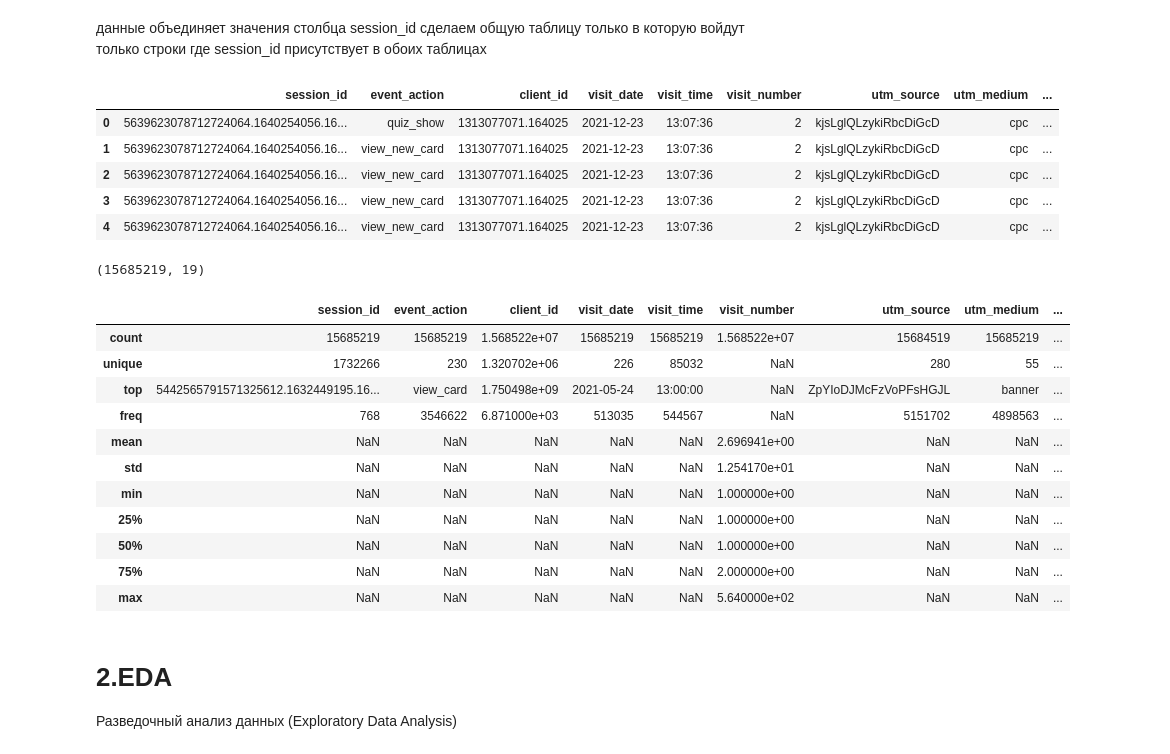
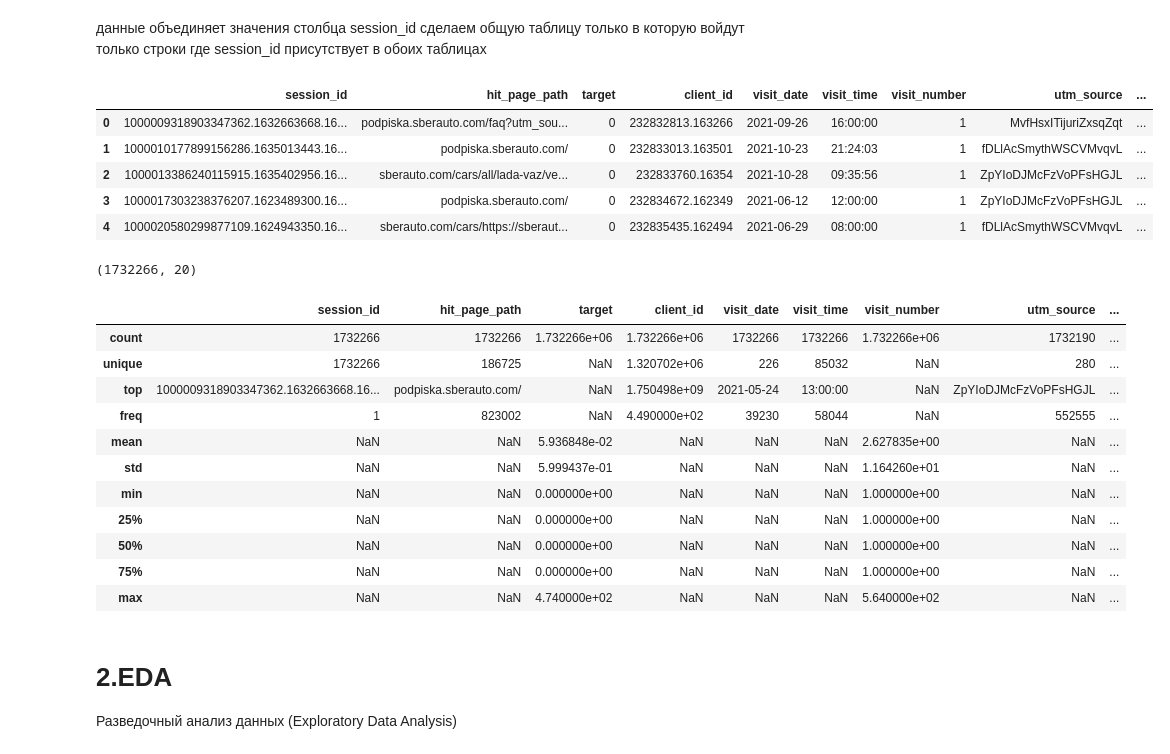
Before and after one commit to proger-n/SberAutopodpiska_analysis, a Jupyter notebook: JupyterNotebooks/final_project_1.ipynb, the cells around one changed output. Cells and saved outputs as stored; diff of their text form; code cells hidden in the pictures.

```diff
--- a/JupyterNotebooks/final_project_1.ipynb
+++ b/JupyterNotebooks/final_project_1.ipynb
@@ -51,6 +58,6 @@ df_hits.head()
 | 3 | 142526202120934167.1640211014.164... | 2021-12-23 | 934292.0 | 46 | event | NaN | sberauto.com/cars?utm_source_init... | quiz | ... |
 | 4 | 3450086108837475701.1640265078.16... | 2021-12-23 | 768741.0 | 79 | event | NaN | sberauto.com/cars/all/mercedes-be... | quiz | ... |
 # %%
-df_hits = df_hits[['session_id', 'event_action']]
-df_hits.head()
+df_hits_usable = df_hits[['session_id', 'event_action', 'hit_page_path']]
+df_hits_usable.head()
 # %% [output]
@@ -62,0 +70,5 @@ df_hits.head()
+# %%
+df_hits_usable['target'] = df_hits_usable.event_action.isin(['sub_car_claim_click', 'sub_car_claim_submit_click',
+'sub_open_dialog_click', 'sub_custom_question_submit_click',
+'sub_call_number_click', 'sub_callback_submit_click', 'sub_submit_success',
+'sub_car_request_submit_click'])
@@ -63,3 +81,9 @@ df_hits.head()
+# %%
+df_hits_usable = pd.pivot_table(df_hits_usable,
+               index=["session_id"],
+               values=["target", "hit_page_path"],
+               aggfunc={"target": sum, "hit_page_path": 'first'}
+               ).reset_index()
 # %%
 # df_sessions = pd.read_csv('https://drive.google.com/uc?export=download&confirm=no_antivirus&id=1GaQnAgzshXMl0WwKHI11e2dBjMjoTlfU')
 df_sessions = pd.read_csv('ga_sessions.csv')
@@ -89,34 +113,34 @@ print(df_hits.session_id.nunique())
 данные объединяет значения столбца session_id
 сделаем общую таблицу только в которую войдут только строки где session_id присутствует в обоих таблицах
 # %%
-df_united = pd.merge(df_hits, df_sessions)
+df_united = pd.merge(df_hits_usable, df_sessions)
 df_united.head()
 # %% [output]
-|  | session_id | event_action | client_id | visit_date | visit_time | visit_number | utm_source | utm_medium | ... |
-| 0 | 5639623078712724064.1640254056.16... | quiz_show | 1313077071.164025 | 2021-12-23 | 13:07:36 | 2 | kjsLglQLzykiRbcDiGcD | cpc | ... |
-| 1 | 5639623078712724064.1640254056.16... | view_new_card | 1313077071.164025 | 2021-12-23 | 13:07:36 | 2 | kjsLglQLzykiRbcDiGcD | cpc | ... |
-| 2 | 5639623078712724064.1640254056.16... | view_new_card | 1313077071.164025 | 2021-12-23 | 13:07:36 | 2 | kjsLglQLzykiRbcDiGcD | cpc | ... |
-| 3 | 5639623078712724064.1640254056.16... | view_new_card | 1313077071.164025 | 2021-12-23 | 13:07:36 | 2 | kjsLglQLzykiRbcDiGcD | cpc | ... |
-| 4 | 5639623078712724064.1640254056.16... | view_new_card | 1313077071.164025 | 2021-12-23 | 13:07:36 | 2 | kjsLglQLzykiRbcDiGcD | cpc | ... |
+|  | session_id | hit_page_path | target | client_id | visit_date | visit_time | visit_number | utm_source | ... |
+| 0 | 1000009318903347362.1632663668.16... | podpiska.sberauto.com/faq?utm_sou... | 0 | 232832813.163266 | 2021-09-26 | 16:00:00 | 1 | MvfHsxITijuriZxsqZqt | ... |
+| 1 | 1000010177899156286.1635013443.16... | podpiska.sberauto.com/ | 0 | 232833013.163501 | 2021-10-23 | 21:24:03 | 1 | fDLlAcSmythWSCVMvqvL | ... |
+| 2 | 1000013386240115915.1635402956.16... | sberauto.com/cars/all/lada-vaz/ve... | 0 | 232833760.16354 | 2021-10-28 | 09:35:56 | 1 | ZpYIoDJMcFzVoPFsHGJL | ... |
+| 3 | 1000017303238376207.1623489300.16... | podpiska.sberauto.com/ | 0 | 232834672.162349 | 2021-06-12 | 12:00:00 | 1 | ZpYIoDJMcFzVoPFsHGJL | ... |
+| 4 | 1000020580299877109.1624943350.16... | sberauto.com/cars/https://sberaut... | 0 | 232835435.162494 | 2021-06-29 | 08:00:00 | 1 | fDLlAcSmythWSCVMvqvL | ... |
 # %%
 df_united.shape
 # %% [output]
-(15685219, 19)
+(1732266, 20)
 # %%
 df_united.describe(include='all')
 # %% [output]
-|  | session_id | event_action | client_id | visit_date | visit_time | visit_number | utm_source | utm_medium | ... |
-| count | 15685219 | 15685219 | 1.568522e+07 | 15685219 | 15685219 | 1.568522e+07 | 15684519 | 15685219 | ... |
-| unique | 1732266 | 230 | 1.320702e+06 | 226 | 85032 | NaN | 280 | 55 | ... |
-| top | 5442565791571325612.1632449195.16... | view_card | 1.750498e+09 | 2021-05-24 | 13:00:00 | NaN | ZpYIoDJMcFzVoPFsHGJL | banner | ... |
-| freq | 768 | 3546622 | 6.871000e+03 | 513035 | 544567 | NaN | 5151702 | 4898563 | ... |
-| mean | NaN | NaN | NaN | NaN | NaN | 2.696941e+00 | NaN | NaN | ... |
-| std | NaN | NaN | NaN | NaN | NaN | 1.254170e+01 | NaN | NaN | ... |
-| min | NaN | NaN | NaN | NaN | NaN | 1.000000e+00 | NaN | NaN | ... |
-| 25% | NaN | NaN | NaN | NaN | NaN | 1.000000e+00 | NaN | NaN | ... |
-| 50% | NaN | NaN | NaN | NaN | NaN | 1.000000e+00 | NaN | NaN | ... |
-| 75% | NaN | NaN | NaN | NaN | NaN | 2.000000e+00 | NaN | NaN | ... |
-| max | NaN | NaN | NaN | NaN | NaN | 5.640000e+02 | NaN | NaN | ... |
+|  | session_id | hit_page_path | target | client_id | visit_date | visit_time | visit_number | utm_source | ... |
+| count | 1732266 | 1732266 | 1.732266e+06 | 1.732266e+06 | 1732266 | 1732266 | 1.732266e+06 | 1732190 | ... |
+| unique | 1732266 | 186725 | NaN | 1.320702e+06 | 226 | 85032 | NaN | 280 | ... |
+| top | 1000009318903347362.1632663668.16... | podpiska.sberauto.com/ | NaN | 1.750498e+09 | 2021-05-24 | 13:00:00 | NaN | ZpYIoDJMcFzVoPFsHGJL | ... |
+| freq | 1 | 823002 | NaN | 4.490000e+02 | 39230 | 58044 | NaN | 552555 | ... |
+| mean | NaN | NaN | 5.936848e-02 | NaN | NaN | NaN | 2.627835e+00 | NaN | ... |
+| std | NaN | NaN | 5.999437e-01 | NaN | NaN | NaN | 1.164260e+01 | NaN | ... |
+| min | NaN | NaN | 0.000000e+00 | NaN | NaN | NaN | 1.000000e+00 | NaN | ... |
+| 25% | NaN | NaN | 0.000000e+00 | NaN | NaN | NaN | 1.000000e+00 | NaN | ... |
+| 50% | NaN | NaN | 0.000000e+00 | NaN | NaN | NaN | 1.000000e+00 | NaN | ... |
+| 75% | NaN | NaN | 0.000000e+00 | NaN | NaN | NaN | 1.000000e+00 | NaN | ... |
+| max | NaN | NaN | 4.740000e+02 | NaN | NaN | NaN | 5.640000e+02 | NaN | ... |
 # %% [markdown]
 # 2.EDA
 Разведочный анализ данных (Exploratory Data Analysis)
```
Also changed, not shown: parts of 31 cells of this notebook.
